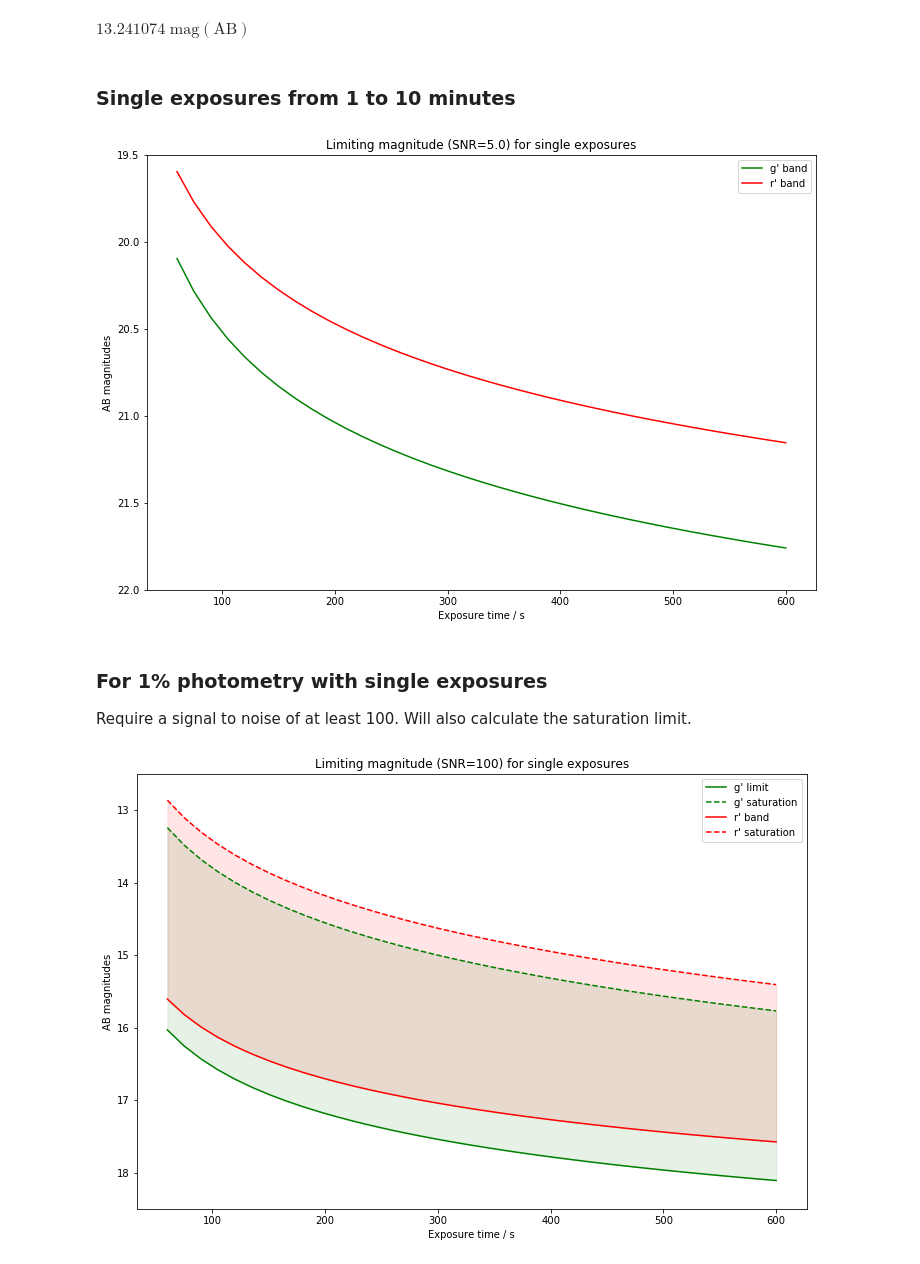
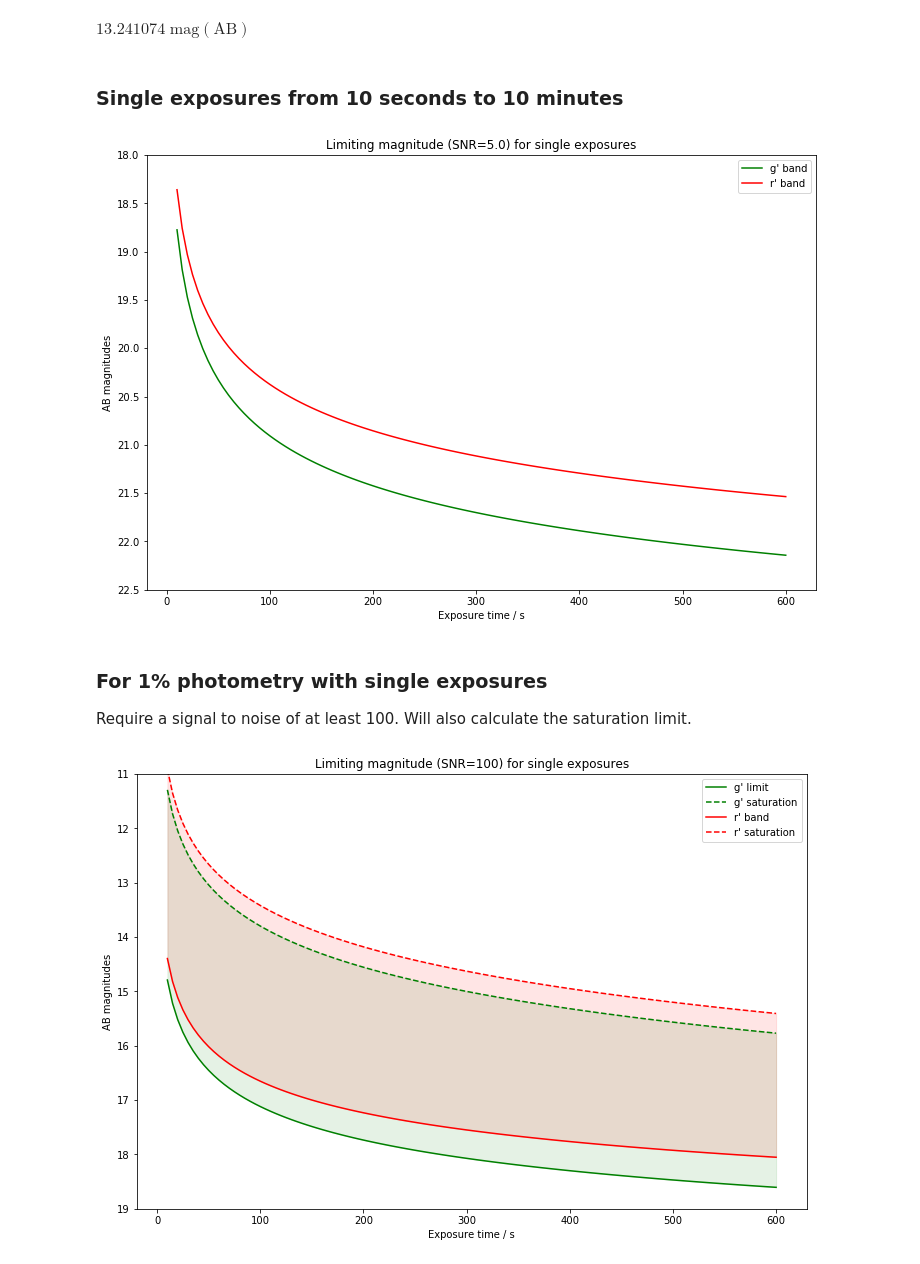
Before and after one commit to AstroHuntsman/gunagala, a Jupyter notebook: examples/Huntsman Telephoto Array.ipynb, the cells around one changed output. Drawn from its saved outputs; the diff is of its cells as text; code cells hidden in the pictures.

```diff
--- a/examples/Huntsman Telephoto Array.ipynb
+++ b/examples/Huntsman Telephoto Array.ipynb
@@ -196,22 +196,22 @@ huntsman.point_source_saturation_mag(sub_exp_time=60*u.second, filter_name='g')
 # %% [output]
 $13.241074 \; \mathrm{mag}$$\mathrm{\left( \mathrm{AB} \right)}$
 # %% [markdown]
-### Single exposures from 1 to 10 minutes
+### Single exposures from 10 seconds to 10 minutes
 # %%
-ts = np.arange(1,10.1,0.25) * u.minute
+ts = np.arange(10,601,5) * u.second
 # %%
 plt.plot(ts.to(u.second), huntsman.point_source_limit(total_exp_time=ts, sub_exp_time=ts,
                                                       filter_name='g', snr_target=5.0), 'g-', label="g' band")
 plt.plot(ts.to(u.second), huntsman.point_source_limit(total_exp_time=ts, sub_exp_time=ts,
                                                       filter_name='r', snr_target=5.0), 'r-', label="r' band")
-plt.ylim(22, 19.5)
+plt.ylim(22.5, 18)
 plt.legend()
 plt.title("Limiting magnitude (SNR=5.0) for single exposures")
 plt.xlabel("Exposure time / s")
 plt.ylabel("AB magnitudes")
 plt.gcf().set_size_inches(12, 8)
 # %% [output]
-[figure, old version]
+[figure, new version]
 # %% [markdown]
 ### For 1% photometry with single exposures
 
@@ -224,17 +224,17 @@ r_sat = huntsman.point_source_saturation_mag(sub_exp_time=ts, filter_name='r')
 # %%
 plt.plot(ts.to(u.second), g_100, 'g-', label="g' limit")
 plt.plot(ts.to(u.second), g_sat, 'g--', label="g' saturation")
 plt.fill_between(ts.to(u.second).value, g_100.value, g_sat.value, color='g', alpha=0.1)
 
 plt.plot(ts.to(u.second), r_100, 'r-', label="r' band")
 plt.plot(ts.to(u.second), r_sat, 'r--', label="r' saturation")
 plt.fill_between(ts.to(u.second).value, r_100.value, r_sat.value, color='r', alpha=0.1)
 
-plt.ylim(18.5,12.5)
+plt.ylim(19,11)
 plt.legend()
 plt.title("Limiting magnitude (SNR=100) for single exposures")
 plt.xlabel("Exposure time / s")
 plt.ylabel("AB magnitudes")
 plt.gcf().set_size_inches(12, 8)
 # %% [output]
-[figure, old version]
+[figure, new version]
```
Also changed, not shown: parts of 1 cell of this notebook, 1 other file.
